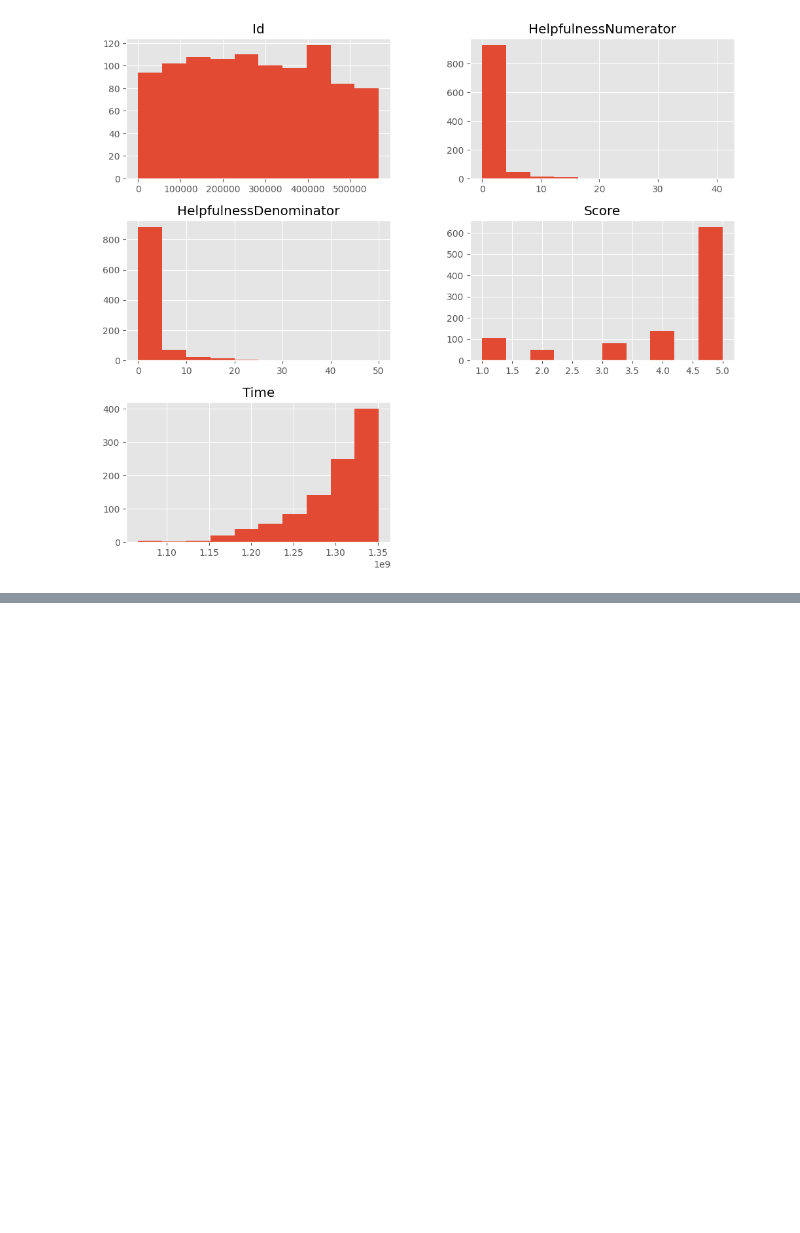
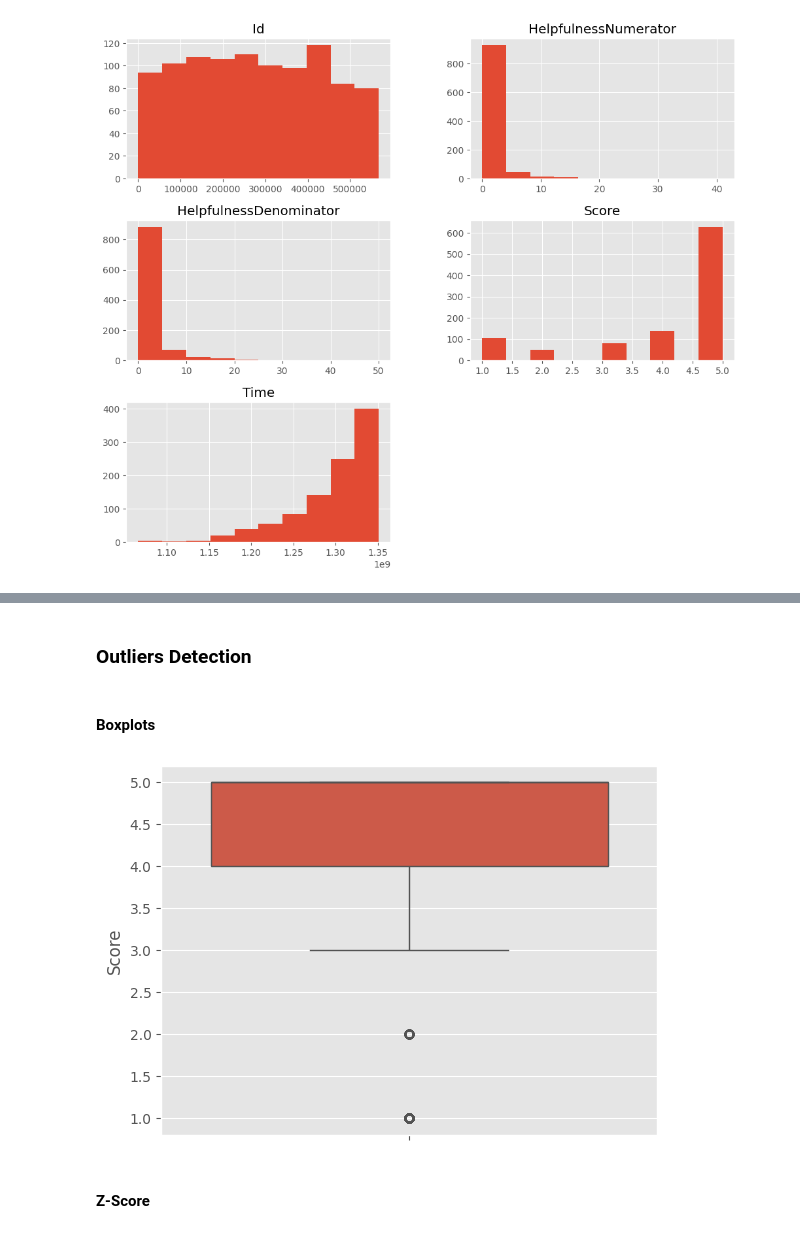
Before and after one commit to shakyaanjil/Sentiment-Analysis-with-NLTK-Transformer, a Jupyter notebook: EDA.ipynb, the cells around one changed output, grey strips where cells are left out. Drawn from its saved outputs; the diff is of its cells as text; code cells hidden in the pictures; blank space fills up the shorter version.

```diff
--- a/EDA.ipynb
+++ b/EDA.ipynb
@@ -69,0 +94,11 @@ plt.show()
+# %% [markdown]
+### Outliers Detection
+# %% [markdown]
+#### Boxplots
+# %%
+sns.boxplot(df['Score'])
+plt.show()
+# %% [output]
+[figure, added]
+# %% [markdown]
+#### Z-Score
```
Also changed, not shown: parts of 9 cells of this notebook.
